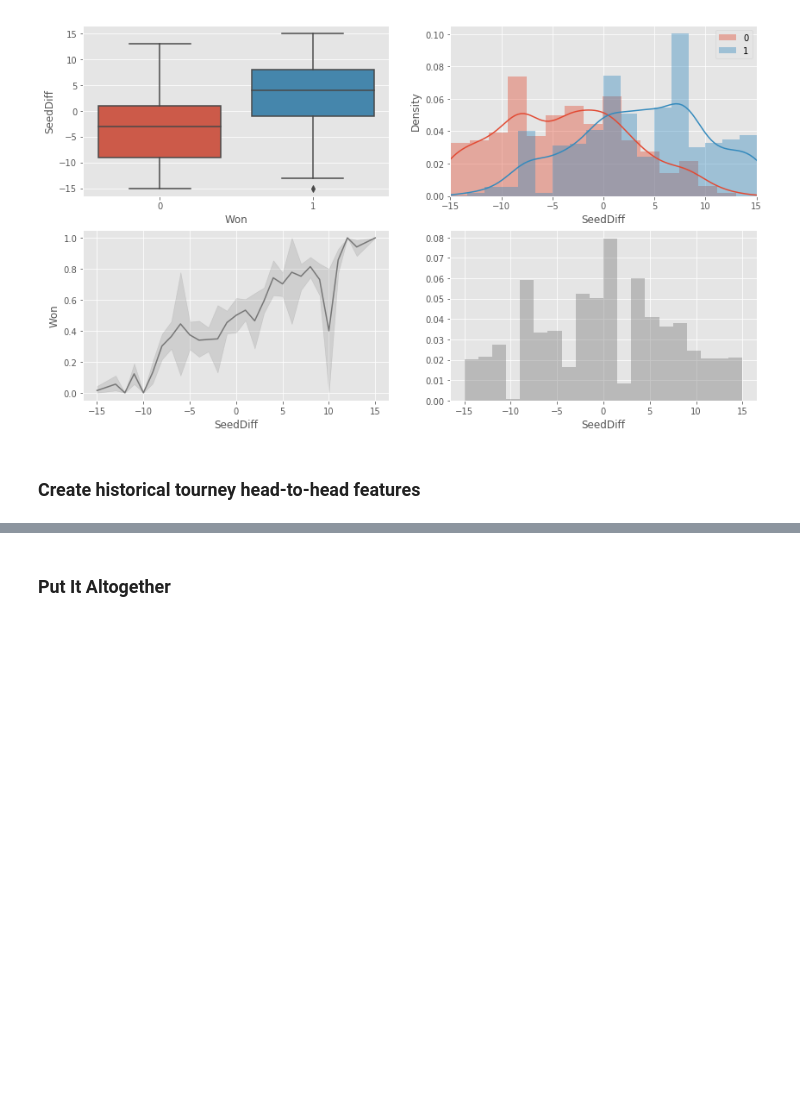
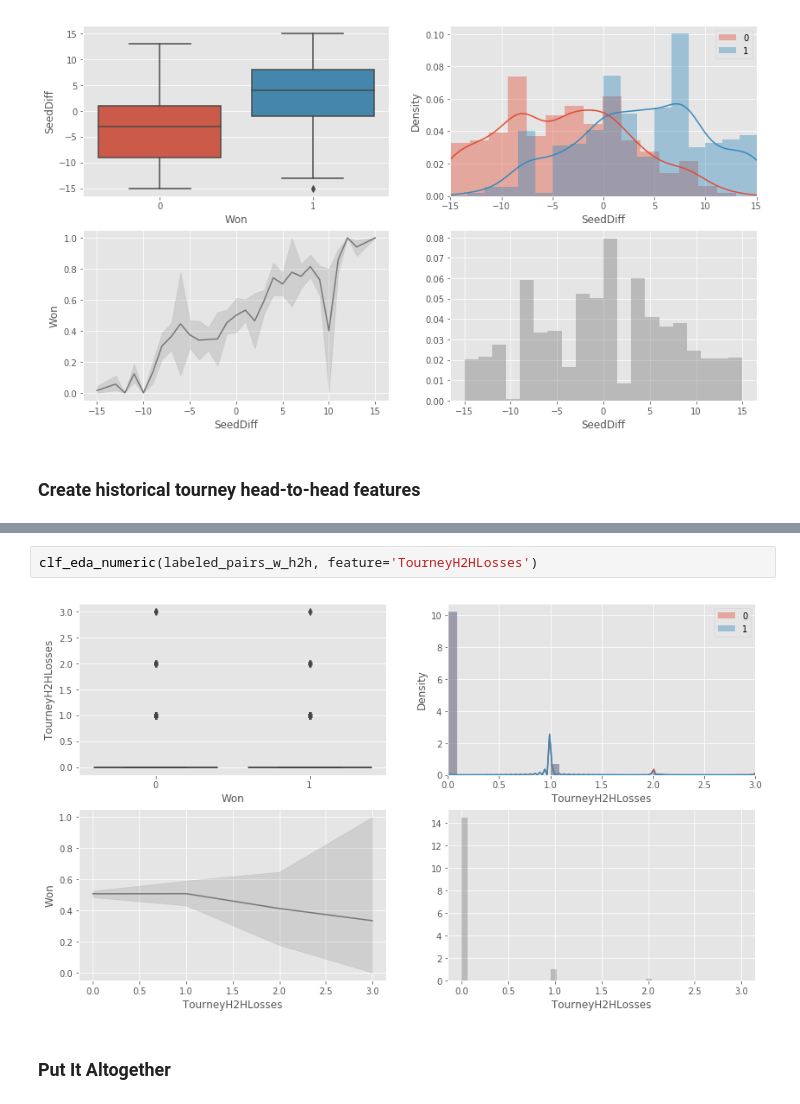
Before and after one commit to nyjgary/march-madness-2020, a Jupyter notebook: March-Madness-2020.ipynb, the cells around one changed output, grey strips where cells are left out. Saved outputs shown, nothing was run; the diff lists cells and outputs as text; blank space fills up the shorter version.

```diff
--- a/March-Madness-2020.ipynb
+++ b/March-Madness-2020.ipynb
@@ -310,3 +316,7 @@ labeled_pairs_w_h2h.query("Teams == '1314_1437'").T
+# %%
+clf_eda_numeric(labeled_pairs_w_h2h, feature='TourneyH2HLosses')
+# %% [output]
+[figure, added]
 # %% [markdown]
 ### Put It Altogether
 # %%
```
Also changed, not shown: parts of 7 cells of this notebook.
